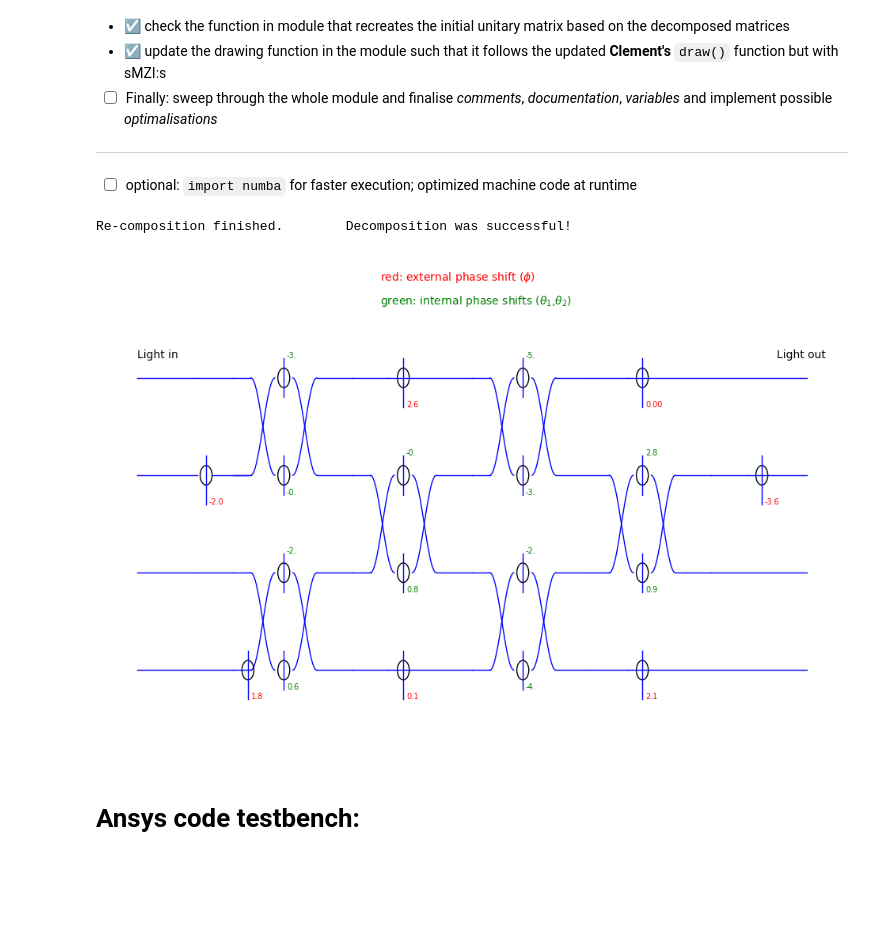
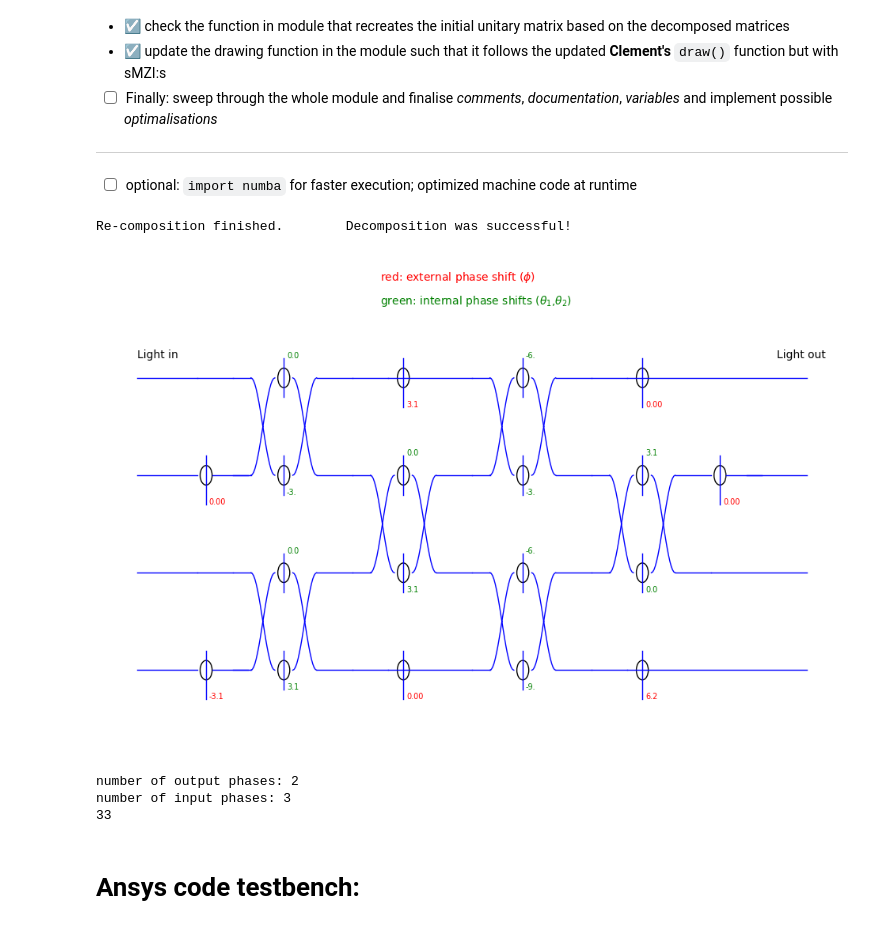
Before and after one commit to Szyli/Bell-decomposition, a Jupyter notebook: test_sMZI.ipynb, the cells around one changed output. Drawn from its saved outputs; the diff is of its cells as text; code cells hidden in the pictures; blank space fills up the shorter version.

```diff
--- a/test_sMZI.ipynb
+++ b/test_sMZI.ipynb
@@ -451,18 +451,24 @@ def check_symmetric(a, rtol=1e-05, atol=1e-08):
     return np.allclose(a, a.T, rtol=rtol, atol=atol)
 # %%
 N = 4
-U = itf.random_unitary(N)
+# U = itf.random_unitary(N)
+U = np.eye(N)
 I = itf.square_decomposition(U)
 I.calculate_transformation(U)
 I.draw(save_fig=False)
 # %% [output]
 Re-composition finished.        Decomposition was successful!
-[figure, old version]
+[figure, new version]
 # %%
-# print("number of output phases: {}\nnumber of input phases: {}".format(np.count_nonzero(I.output_phases),np.count_nonzero(I.input_phases)))
+print("number of output phases: {}\nnumber of input phases: {}".format(np.count_nonzero(I.output_phases),np.count_nonzero(I.input_phases)))
 # print("\nThe matrix encrypting the circuit after Bell's PS shifting:\n")
 # print_matrix(I.circuit)
 # print("The full circuit:\n",I.circuit_prep())
+print(len(I.circuit_prep()))
+# %% [output]
+number of output phases: 2
+number of input phases: 3
+33
 # %% [markdown]
 # Ansys code testbench:
 # %%
```
Also changed, not shown: parts of 1 cell of this notebook, 2 other files.
